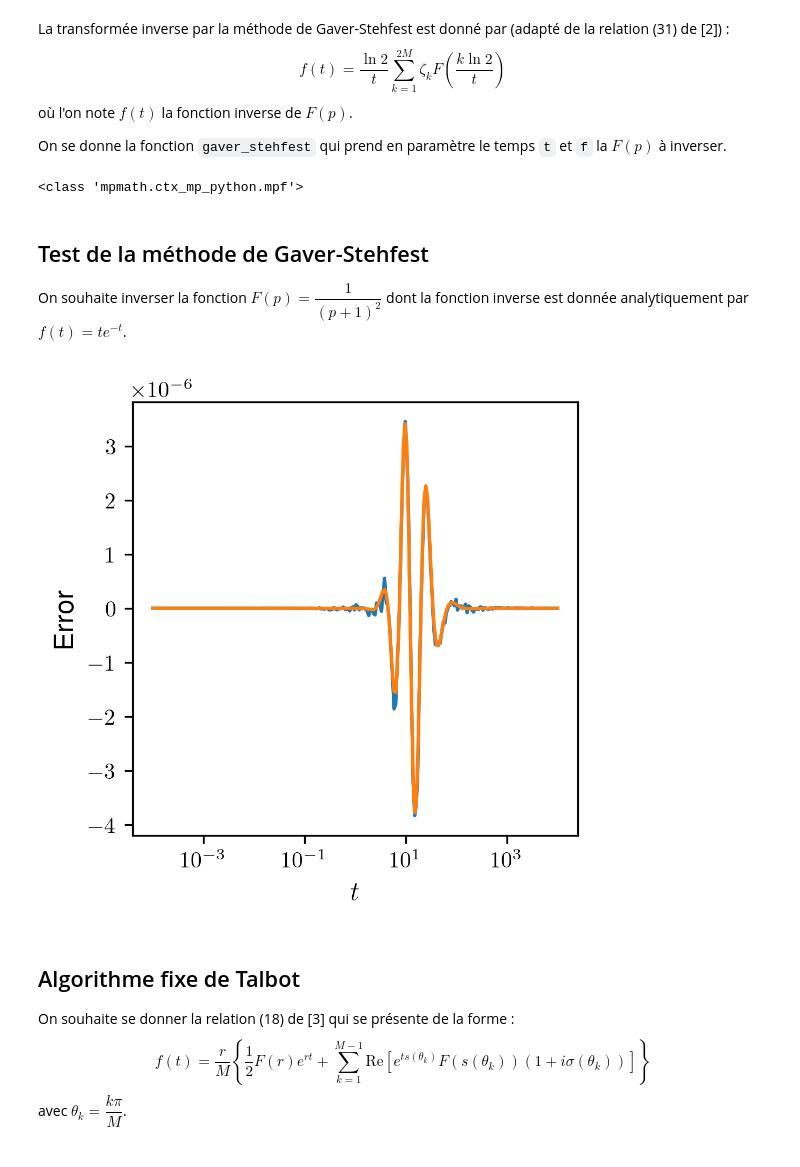
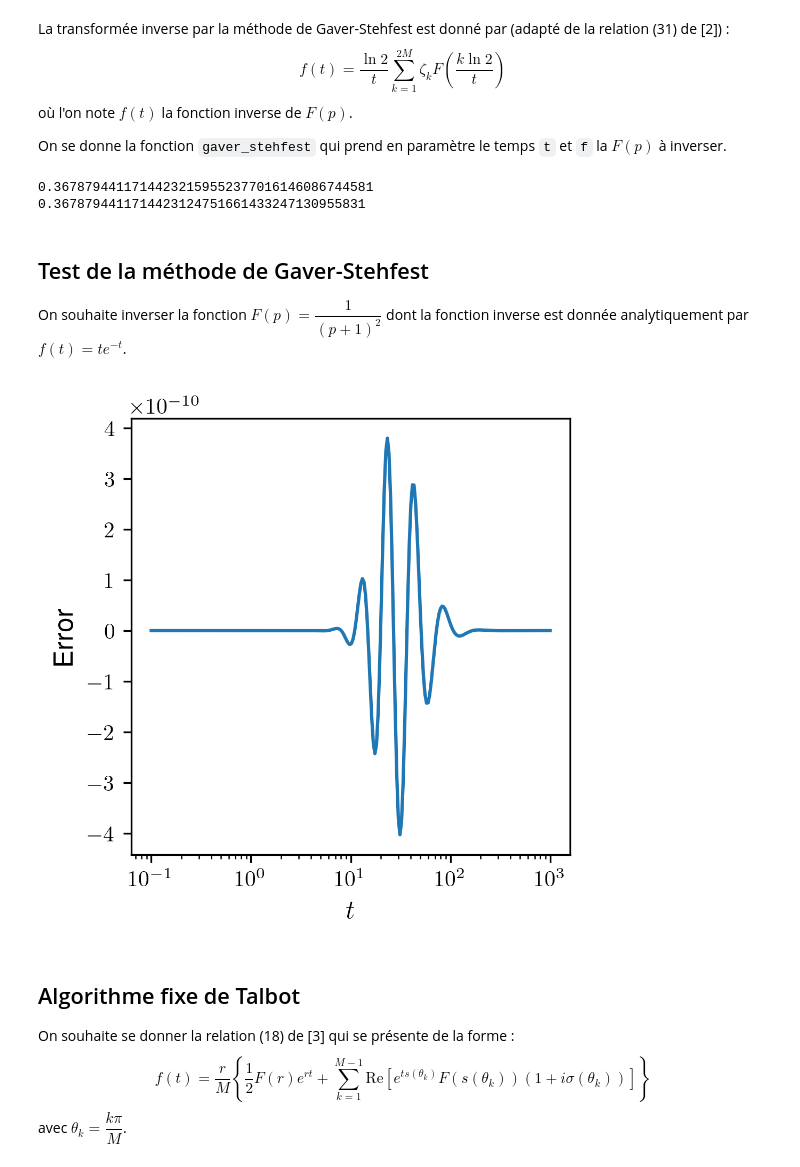
Before and after one commit to FilipeVasconcelos/syslinauto_book, a Jupyter notebook: notebook/ilaplace/Transformation_de_Laplace_inverse.ipynb, the cells around one changed output. Drawn from its saved outputs; the diff is of its cells as text; code cells hidden in the pictures.

```diff
--- a/notebook/ilaplace/Transformation_de_Laplace_inverse.ipynb
+++ b/notebook/ilaplace/Transformation_de_Laplace_inverse.ipynb
@@ -17,10 +17,6 @@ import matplotlib as mpl
 import numpy as np
 import math as m
 from mpmath import *
-mp.dps = 18; mp.pretty = True
-print(mp.prec,fac(3))
-print(type(mpf(1)))
-print(type(mpf(1)*np.math.factorial(6)))
 
 mpl.rcParams['text.usetex'] = True
 mpl.rcParams['font.family'] = 'sans-serif'
@@ -45,17 +37,19 @@ $$
 
 avec $\lfloor x \rfloor$ le plus grand entier inférieur ou égal à $x$
 # %%
-# -----------------------------------------------------------------------------
-#     k          n!
-#   C     = -------------
-#     n       k! (n-k)!
-# -----------------------------------------------------------------------------
 def coeff_bin(n,k):
+    """
+    Coefficients binomiaux :
+         k          n!
+       C     = -------------
+        n       k! (n-k)!
+    """
     a=fac(n)
     b=fac(k)
     c=fac(n-k)
     return mpf(1)*a/(b*c)
 
+# test des coefficients binomiaux
 print("1.0")
 for n in range(6):
     print('1.0',end=' ')
@@ -123,40 +115,46 @@ On se donne la fonction `gaver_stehfest` qui prend en paramètre le temps `t` et
 # %%
 def gaver_stehfest(t,f,M=16):
     """
+    Méthode de Gaver-Stehfest
     (equation 31) JcO.pdf
     """
-    if M%2 !=0 :
-        print("Error M should be even")
-        return
-    c=mpf(1)*log(2)/t
-    return mpf(1)*c*np.sum([v*f((k+1)*c) for k,v in enumerate(v_stehfest(M))],dtype=mpf)
-print(type(gaver_stehfest(1,lambda p: 1/(p+1)**2,M=20)))
+    #if M%2 !=0 :
+    #    print("Error M should be even")
+    #    return
+    c=log(2)/t
+    return c*np.sum([v*f((k+1)*c) for k,v in enumerate(zeta_stehfest(M))],dtype=mpf)
+
+print(exp(-1))
+print(gaver_stehfest(1,lambda p: 1/(p+1)**2,M=37))
 # %% [output]
-<class 'mpmath.ctx_mp_python.mpf'>
+0.36787944117144232159552377016146086744581
+0.3678794411714423124751661433247130955831
 # %% [markdown]
 ## Test de la méthode de Gaver-Stehfest
 
 On souhaite inverser la fonction $F(p)=\dfrac{1}{(p+1)^2}$ dont la fonction inverse est donnée analytiquement par $f(t)=te^{-t}$.
 # %%
-ft=lambda t : t*np.exp(-t)
-fp=lambda p : 1/(p+1)**2
+ft=lambda t : t*exp(-t)
+fp=lambda p : mpf(1.0)/(p+1)**2
 
 
-t=np.logspace(-4,4,256)
-f_gaver_stehfest=np.array([gaver_stehfest(tk,fp,22) for tk in t])
-f_gaver_stehfest2=np.array([invertlaplace(fp,tk,method='stehfest',degree=22) for tk in t])
+mp.dps=100
+M=40
+t=np.logspace(-1,3,256)
+f_gaver_stehfest=np.array([gaver_stehfest(tk,fp,M) for tk in t])
+#f_gaver_stehfest2=np.array([invertlaplace(fp,tk,method='stehfest',degree=M) for tk in t])
 f_analytic=np.array([ft(tk) for tk in t])
 fig, ax = plt.subplots(nrows=1, ncols=1,figsize=(3.54,3.54))
 ax.set_xlabel('$t$')
 ax.set_ylabel('Error')
 ax.plot(t,(f_gaver_stehfest-f_analytic))
-ax.plot(t,(f_gaver_stehfest2-f_analytic))
+#ax.plot(t,(f_gaver_stehfest2-f_analytic))
 
 ax.set_xscale('log')
 plt.savefig("fig/erreur_gaver-stehfest.png")
 plt.show()
 # %% [output]
-[figure, old version]
+[figure, new version]
 # %% [markdown]
 ## Algorithme fixe de Talbot
 On souhaite se donner la relation (18) de [3] qui se présente de la forme :
```
Also changed, not shown: parts of 9 cells of this notebook, 15 other files.
